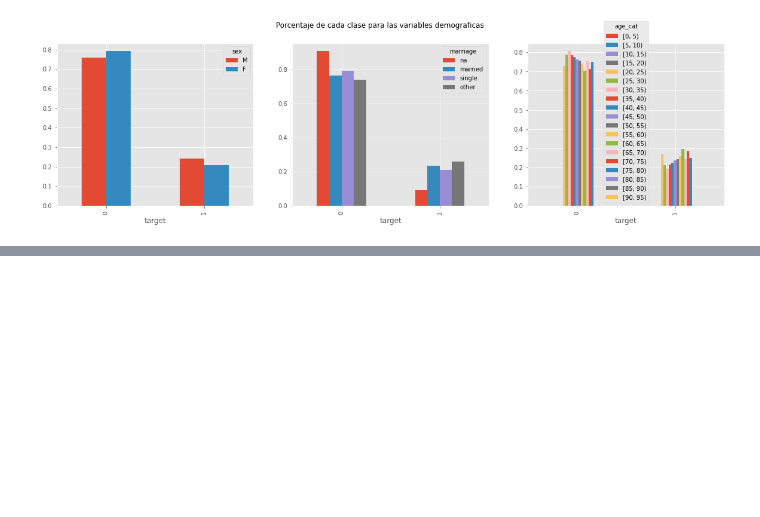
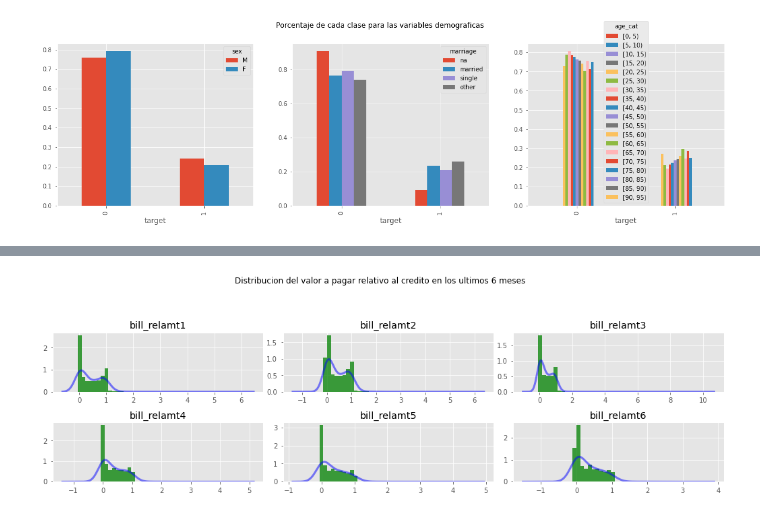
Before and after one commit to jorgelojam/impagos, a Jupyter notebook: src/prediccion.ipynb, the cells around one changed output, grey strips where cells are left out. Drawn from its saved outputs; the diff is of its cells as text; code cells hidden in the pictures; blank space fills up the shorter version.

```diff
--- a/src/prediccion.ipynb
+++ b/src/prediccion.ipynb
@@ -168,0 +193,50 @@ Para no cesgar a valores de cero y uno, se va a aplicar conversiones logaritmica
+# %%
+# average bill
+df['bill_amt_avg'] = df[selcols('bill_amt')].mean(axis=1)
+df['bill_amt_avg_log'] = df['bill_amt_avg'].apply(lambda x: log(x+1) if x>0 else 0)
+
+# bill sign as a separate feature
+for i in np.arange(1,7):
+    df['bill_amt_sign'+str(i)] = df['bill_amt'+str(i)].apply(lambda x: float(x>0))
+
+# bill log as a separate feature (0 if bill is negative)
+for i in np.arange(1,7):
+    df['bill_amt_log'+str(i)] = df['bill_amt'+str(i)].apply(lambda x: log(x+1) if x>0 else 0)
+
+#bill amounts relative to the limit
+for i in np.arange(1,7):
+    df['bill_relamt'+str(i)] = df['bill_amt'+str(i)]/df['limit_bal']
+# %%
+#log of credit limit
+df['limit_bal_log'] = df['limit_bal'].apply(lambda x: log(x+1))
+df['limit_bal_cat'] = pd.cut(df['limit_bal'], range(0, int(1e6), 10000), right=False)
+# %%
+from sklearn.neighbors import KernelDensity
+
+pattern = re.compile("^bill_relamt[0-9]+$")
+columns = [ x for x in df.columns if (pattern.match(x))]
+
+fig, ax = plt.subplots(2,3)
+fig.set_size_inches(15,5)
+fig.suptitle('Distribucion del valor a pagar relativo al credito en los ultimos 6 meses')
+
+for i in range(len(columns)):
+    row,col = int(i/3), i%3
+
+    d = df[columns[i]]
+    # the histogram of the data
+    n, bins, patches = ax[row,col].hist(d, 50, density=1, facecolor='green', alpha=0.75)
+
+    # kernel density estimation
+    kde = KernelDensity(kernel='gaussian', bandwidth=0.2).fit(d.values.reshape(-1, 1))
+    x_grid = np.linspace(d.min(), d.max(), 1000)
+    log_pdf = kde.score_samples(x_grid.reshape(-1, 1))
+
+    # add the density line
+    ax[row,col].plot(x_grid, np.exp(log_pdf), color='blue', alpha=0.5, lw=3)
+    ax[row,col].set_title(columns[i])
+
+plt.tight_layout(pad=3.0, w_pad=0.5, h_pad=1.0)
+plt.show()
+# %% [output]
+[figure, added]
```
Also changed, not shown: parts of 29 cells of this notebook.
